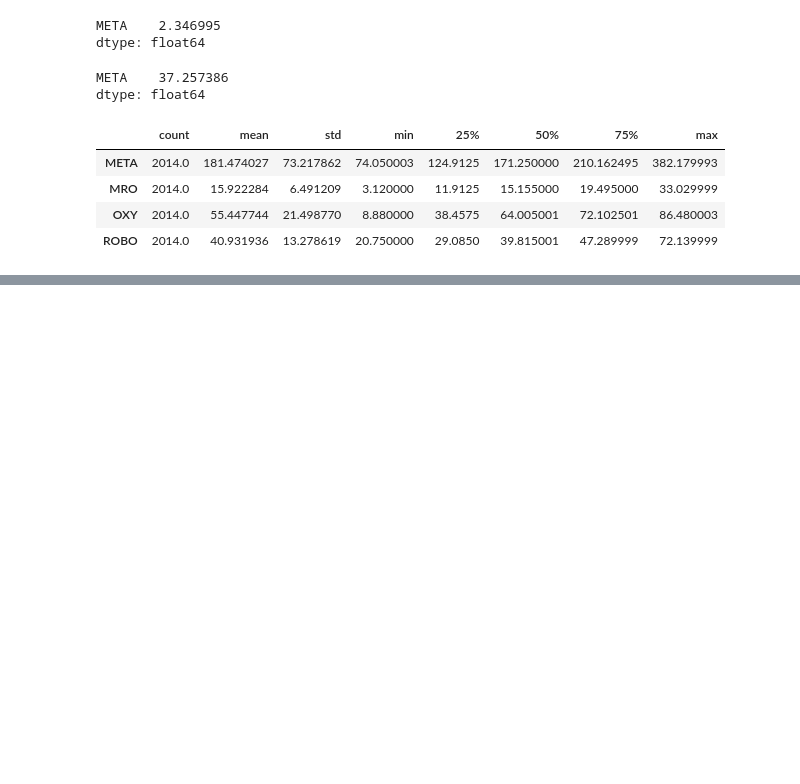
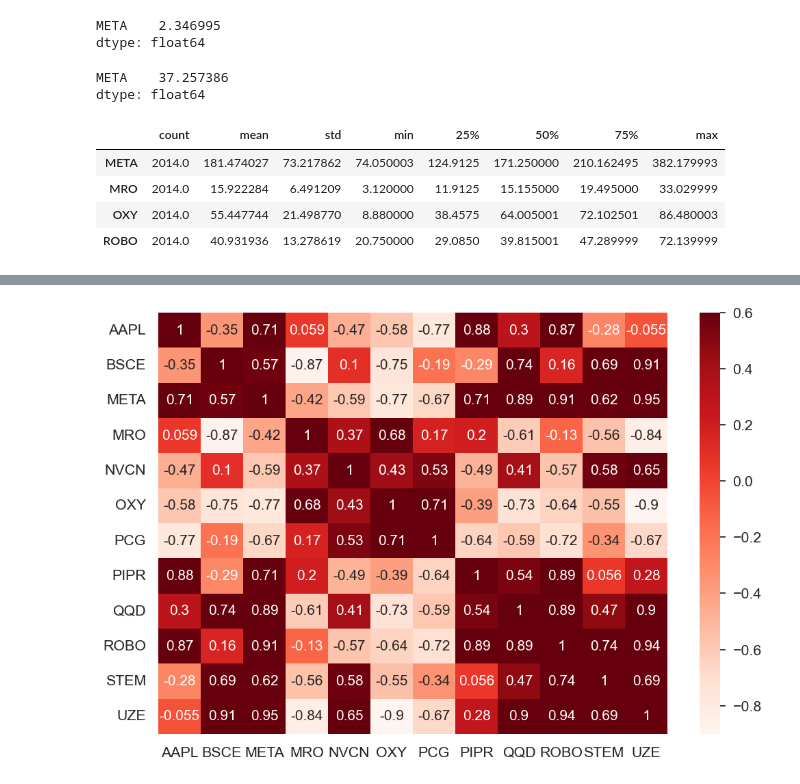
Before and after one commit to UditKarth/Quant, a Jupyter notebook: Algorithmic Trading Python.ipynb, the cells around one changed output, grey strips where cells are left out. Cells and saved outputs as stored; diff of their text form; code cells hidden in the pictures; blank space fills up the shorter version.

```diff
--- a/Algorithmic Trading Python.ipynb
+++ b/Algorithmic Trading Python.ipynb
@@ -594,0 +612,5 @@ returns.corr() #shows correlation, or how much two (or more) securities move in
+# %%
+closing = stonks.loc[:, "Close"]
+risk = closing.std()
+summ = closing.describe().T
+summ
@@ -594,0 +631,7 @@ returns.corr() #shows correlation, or how much two (or more) securities move in
+# %%
+plt.figure(figsize = (12,8))
+sns.set(font_scale=1.4)
+sns.heatmap(closing.corr(), cmap = "Reds", annot = True, annot_kws = {"size":15}, vmax = 0.6)
+plt.show()
+# %% [output]
+[figure, added]
```
Also changed, not shown: parts of 17 cells of this notebook.
